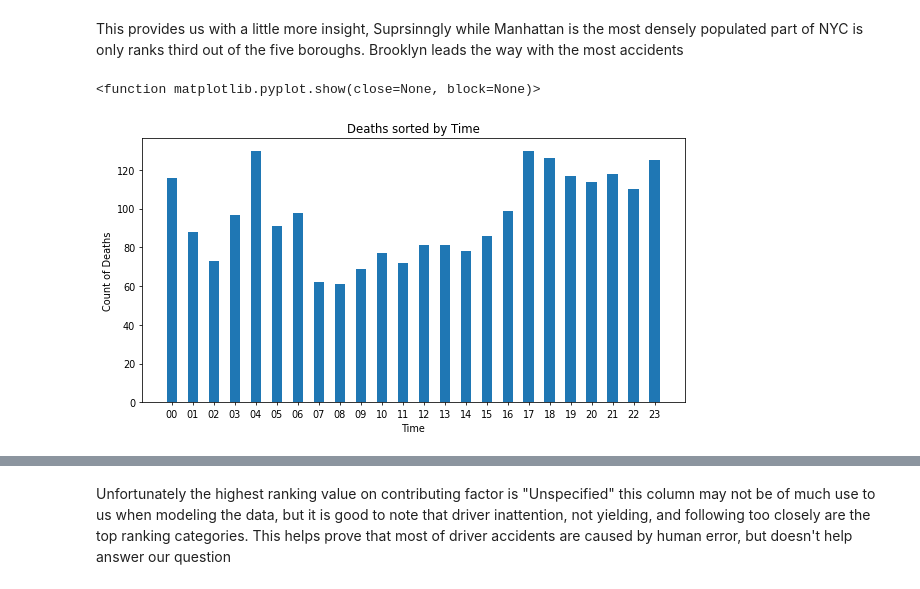
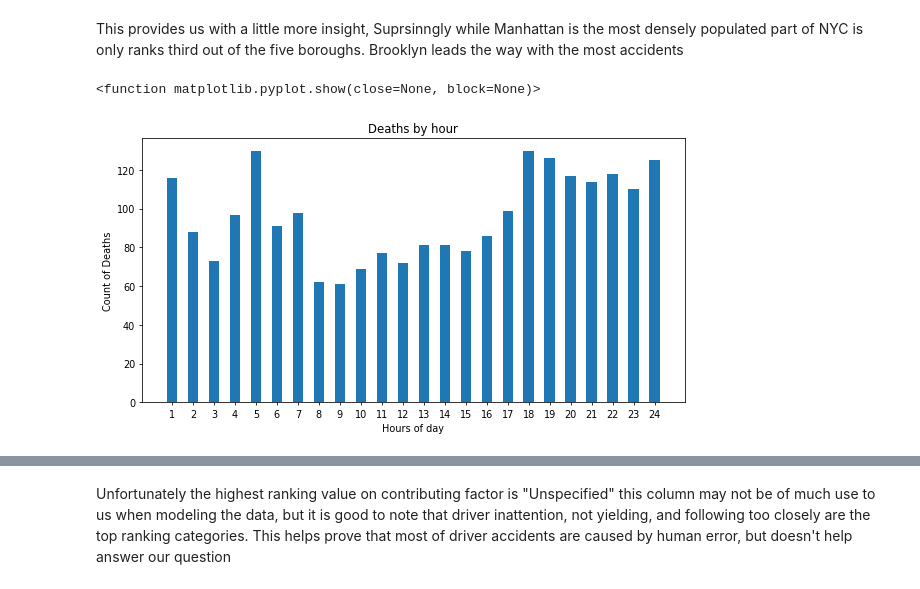
Before and after one commit to stefolosha/Capstone_2, a Jupyter notebook: Capstone-2 EDA.ipynb, the cells around one changed output, grey strips where cells are left out. Saved outputs shown, nothing was run; the diff lists cells and outputs as text; code cells hidden in the pictures.

```diff
--- a/Capstone-2 EDA.ipynb
+++ b/Capstone-2 EDA.ipynb
@@ -156,11 +175,13 @@ This provides us with a little more insight, Suprsinngly while Manhattan is the
 # %%
 plt.figure(figsize = (10,5),dpi =70)
 killed_d = df.groupby('Time')['NUMBER OF PERSONS KILLED'].aggregate(np.sum)
-plt.bar(height = killed_d, x= killed_d.index, width = .5,  )
-plt.xlabel('Time')
+index_kill = [int(x) + 1 for x in killed_d.index]
+plt.bar(height = killed_d, x = index_kill, width = .5,  )
+plt.xlabel('Hours of day')
+plt.xticks(np.arange(1,25))
 plt.ylabel('Count of Deaths')
-plt.title('Deaths sorted by Time')
+plt.title('Deaths by hour')
 plt.show
 # %% [output]
 <function matplotlib.pyplot.show(close=None, block=None)>
-[figure, old version]
+[figure, new version]
```
Also changed, not shown: parts of 6 cells of this notebook, 2 other files.
